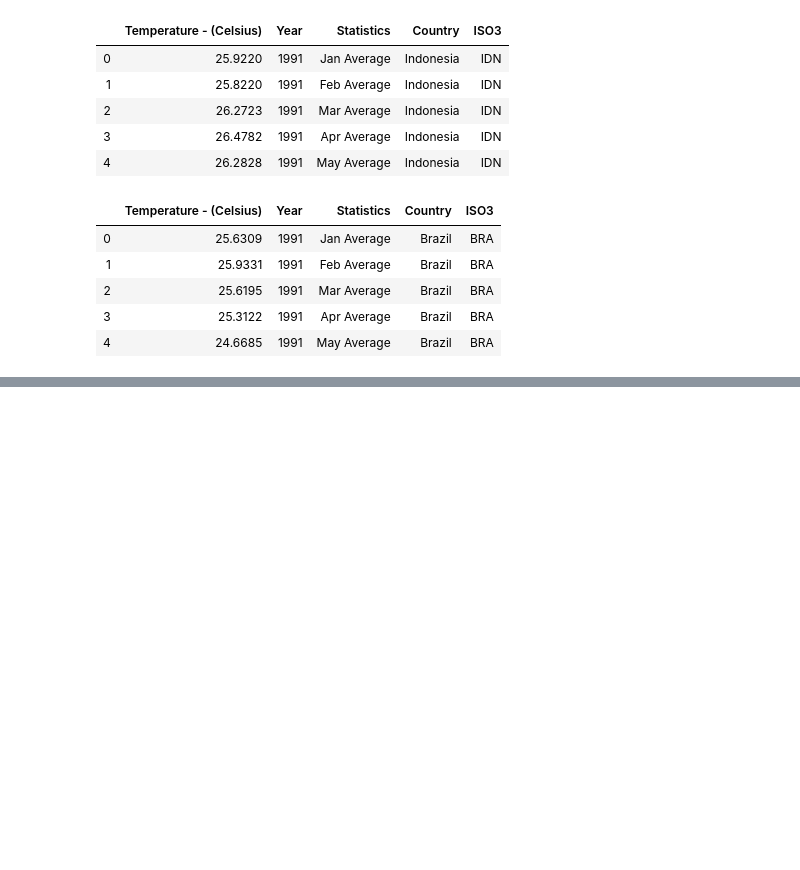
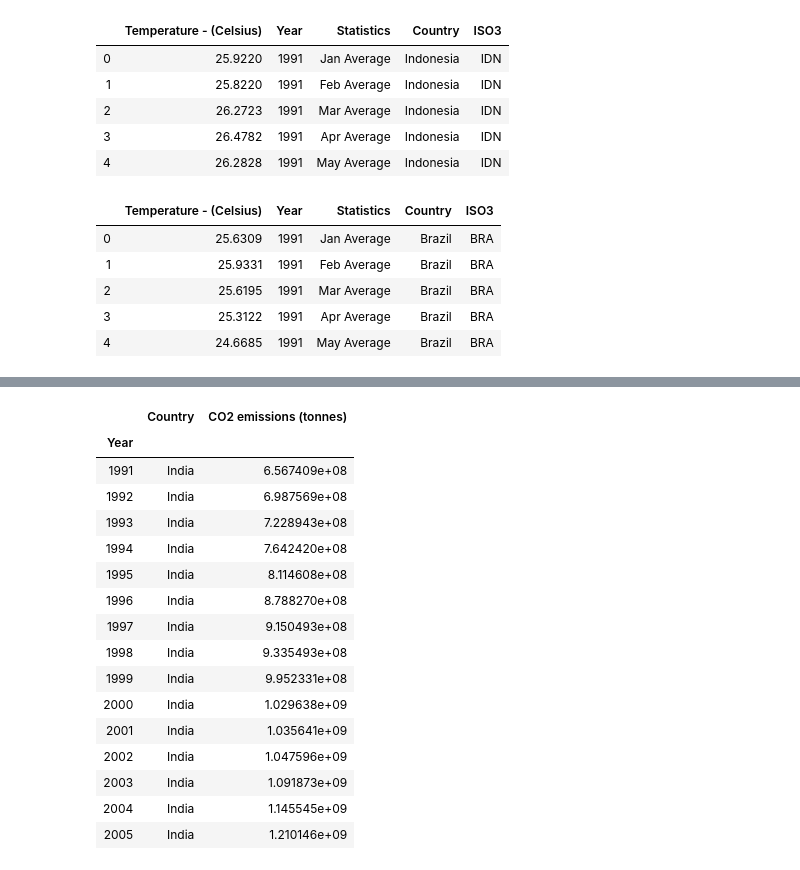
Before and after one commit to mhandipranata/climate-change-analysis, a Jupyter notebook: Climate_Change_Analysis.ipynb, the cells around one changed output, grey strips where cells are left out. Drawn from its saved outputs; the diff is of its cells as text; code cells hidden in the pictures; blank space fills up the shorter version.

```diff
--- a/Climate_Change_Analysis.ipynb
+++ b/Climate_Change_Analysis.ipynb
@@ -72,0 +143,6 @@ temp_brazil.head()
+# %%
+# Extract only India data
+columns = ["Country", "Year", "CO2 emissions (tonnes)"]
+
+CO2_emission_india = CO2_emission.loc[(CO2_emission["Country"] == "India"), columns]
+CO2_emission_india.head()
@@ -72,0 +156,24 @@ temp_brazil.head()
+# %%
+# Extract India data for 1991 to 2016 only
+CO2_emission_india = CO2_emission_india.set_index("Year")
+
+CO2_emission_india = CO2_emission_india.loc[years_91_16]
+CO2_emission_india.head(15)
+# %% [output]
+|  | Country | CO2 emissions (tonnes) |
+| Year |  |  |
+| 1991 | India | 6.567409e+08 |
+| 1992 | India | 6.987569e+08 |
+| 1993 | India | 7.228943e+08 |
+| 1994 | India | 7.642420e+08 |
+| 1995 | India | 8.114608e+08 |
+| 1996 | India | 8.788270e+08 |
+| 1997 | India | 9.150493e+08 |
+| 1998 | India | 9.335493e+08 |
+| 1999 | India | 9.952331e+08 |
+| 2000 | India | 1.029638e+09 |
+| 2001 | India | 1.035641e+09 |
+| 2002 | India | 1.047596e+09 |
+| 2003 | India | 1.091873e+09 |
+| 2004 | India | 1.145545e+09 |
+| 2005 | India | 1.210146e+09 |
```
Also changed, not shown: parts of 14 cells of this notebook, 4 other files.
